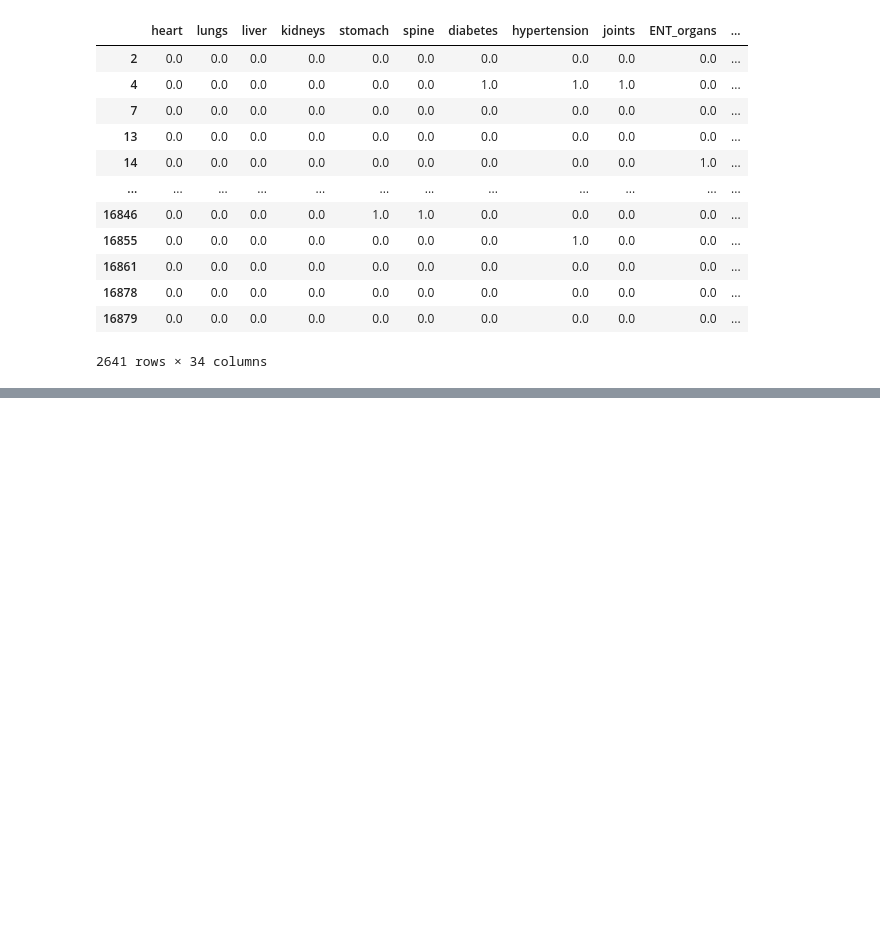
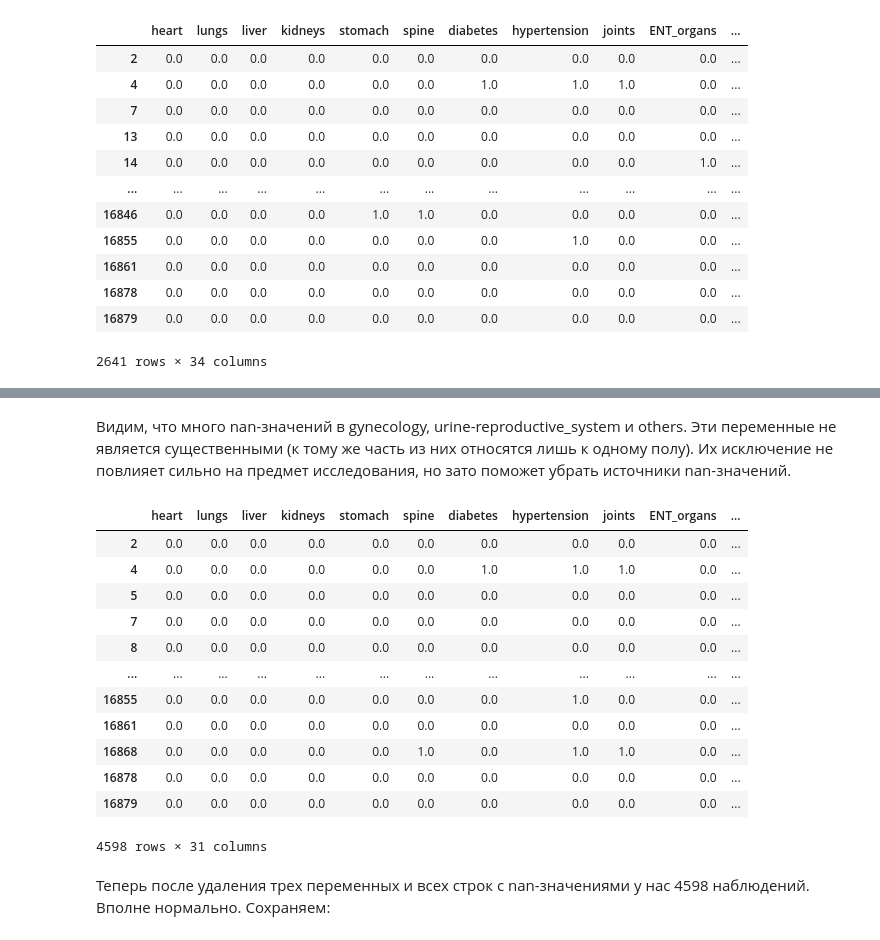
Before and after one commit to alexveider1/Econometrics-project, a Jupyter notebook: data_processing.ipynb, the cells around one changed output, grey strips where cells are left out. Cells and saved outputs as stored; diff of their text form; code cells hidden in the pictures; blank space fills up the shorter version.

```diff
--- a/data_processing.ipynb
+++ b/data_processing.ipynb
@@ -224,0 +275,21 @@ dfw.dropna()
+# %% [markdown]
+Видим, что много nan-значений в gynecology, urine-reproductive_system и others. Эти переменные не является существенными (к тому же часть из них относятся лишь к одному полу). Их исключение не повлияет сильно на предмет исследования, но зато поможет убрать источники nan-значений.
+# %%
+df_clear = dfw.drop(columns=["gynecology", "urine-reproductive_system", "others"]).dropna()
+df_clear
+# %% [output]
+|  | heart | lungs | liver | kidneys | stomach | spine | diabetes | hypertension | joints | ENT_organs | ... |
+| 2 | 0.0 | 0.0 | 0.0 | 0.0 | 0.0 | 0.0 | 0.0 | 0.0 | 0.0 | 0.0 | ... |
+| 4 | 0.0 | 0.0 | 0.0 | 0.0 | 0.0 | 0.0 | 1.0 | 1.0 | 1.0 | 0.0 | ... |
+| 5 | 0.0 | 0.0 | 0.0 | 0.0 | 0.0 | 0.0 | 0.0 | 0.0 | 0.0 | 0.0 | ... |
+| 7 | 0.0 | 0.0 | 0.0 | 0.0 | 0.0 | 0.0 | 0.0 | 0.0 | 0.0 | 0.0 | ... |
+| 8 | 0.0 | 0.0 | 0.0 | 0.0 | 0.0 | 0.0 | 0.0 | 0.0 | 0.0 | 0.0 | ... |
+| ... | ... | ... | ... | ... | ... | ... | ... | ... | ... | ... | ... |
+| 16855 | 0.0 | 0.0 | 0.0 | 0.0 | 0.0 | 0.0 | 0.0 | 1.0 | 0.0 | 0.0 | ... |
+| 16861 | 0.0 | 0.0 | 0.0 | 0.0 | 0.0 | 0.0 | 0.0 | 0.0 | 0.0 | 0.0 | ... |
+| 16868 | 0.0 | 0.0 | 0.0 | 0.0 | 0.0 | 1.0 | 0.0 | 1.0 | 1.0 | 0.0 | ... |
+| 16878 | 0.0 | 0.0 | 0.0 | 0.0 | 0.0 | 0.0 | 0.0 | 0.0 | 0.0 | 0.0 | ... |
+| 16879 | 0.0 | 0.0 | 0.0 | 0.0 | 0.0 | 0.0 | 0.0 | 0.0 | 0.0 | 0.0 | ... |
+4598 rows × 31 columns
+# %% [markdown]
+Теперь после  удаления трех переменных и всех строк с nan-значениями у нас 4598 наблюдений. Вполне нормально. Сохраняем:
```
Also changed, not shown: parts of 13 cells of this notebook, 1 other file.
